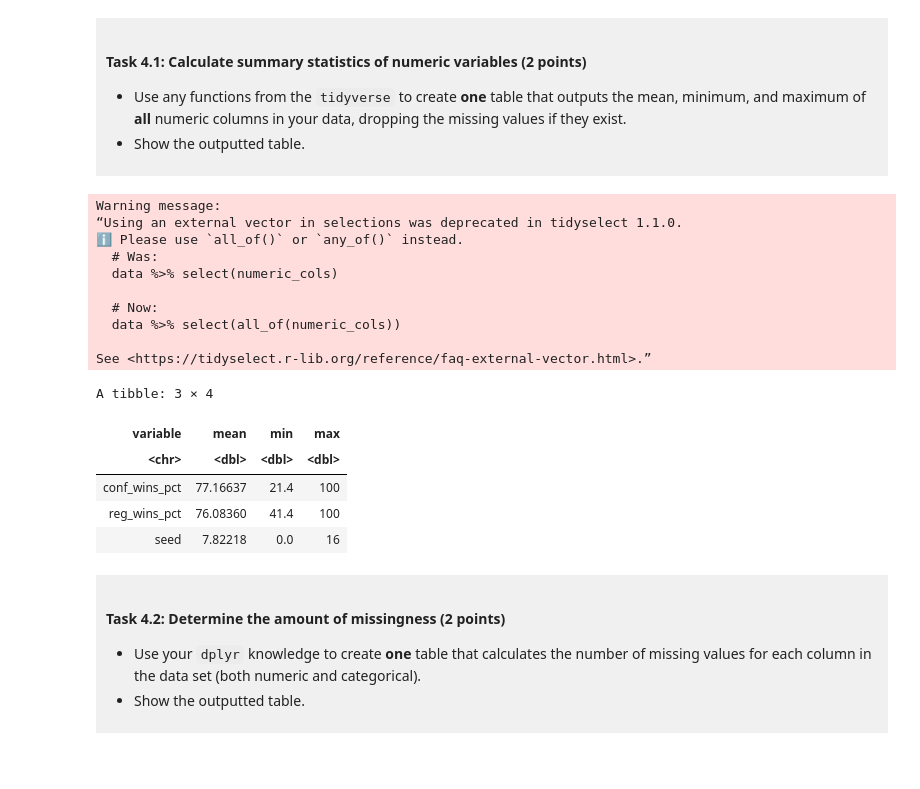
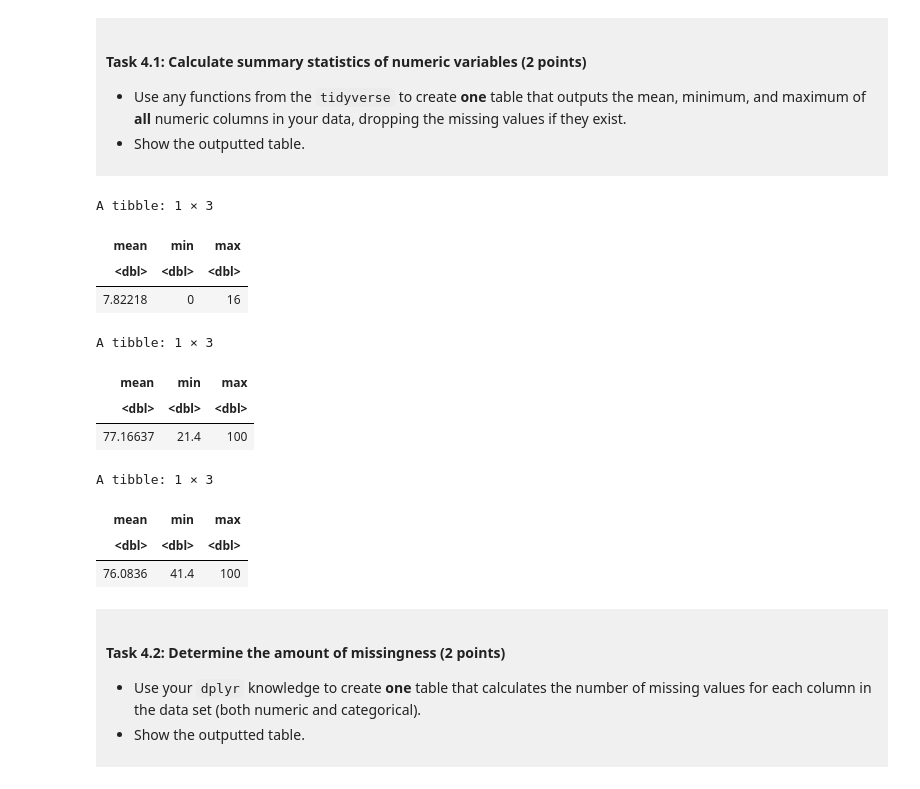
Before and after one commit to diegocrdz/dsci-100-project-diego-cordova, a Jupyter notebook: dsci-100-project-notebook.ipynb, the cells around one changed output. Cells and saved outputs as stored; diff of their text form; code cells hidden in the pictures.

Commit message:
simplified summary statistics of numeric variables and removed unused column from the tidied data

```diff
--- a/dsci-100-project-notebook.ipynb
+++ b/dsci-100-project-notebook.ipynb
@@ -290,44 +289,51 @@ You will refine your research question (if needed) and produce a tidy data set.
 
 </div>
 # %%
-# Define a vector with the names of the numeric columns
-numeric_cols = c("seed", "conf_wins_pct", "reg_wins_pct")
+# Select each numeric column
+wmm_seed <- select(wmm_tidy, seed)
+wmm_conf_wins_pct <- select(wmm_tidy, conf_wins_pct)
+wmm_reg_wins_pct <- select(wmm_tidy, reg_wins_pct)
 
 # Get the mean, min and max of each numeric column
 # dropping missing NA values
-wmm_summary_stats <- wmm_tidy |>
-    select(numeric_cols) |> # Only select numeric columns
-    pivot_longer(
-        cols = numeric_cols, # Select all the numeric columns
-        names_to = "variable", # Make one column with all the variables
-        values_to = "val"
-    ) |>
-    group_by(variable) |> # For each variable (in rows), calculate a column for mean, min and max
+
+wmm_seed_stats <- wmm_seed |>
     summarize(
-        mean = mean(val, na.rm = TRUE),
-        min = min(val, na.rm = TRUE),
-        max = max(val, na.rm = TRUE),
+        mean = mean(seed, na.rm = TRUE),
+        min = min(seed, na.rm = TRUE),
+        max = max(seed, na.rm = TRUE),
     )
 
-# Show the outputted table
-wmm_summary_stats
+wmm_conf_wins_pct_stats <- wmm_conf_wins_pct |>
+    summarize(
+        mean = mean(conf_wins_pct, na.rm = TRUE),
+        min = min(conf_wins_pct, na.rm = TRUE),
+        max = max(conf_wins_pct, na.rm = TRUE),
+    )
+
+wmm_reg_wins_pct_stats <- wmm_reg_wins_pct |>
+    summarize(
+        mean = mean(reg_wins_pct, na.rm = TRUE),
+        min = min(reg_wins_pct, na.rm = TRUE),
+        max = max(reg_wins_pct, na.rm = TRUE),
+    )
+
+wmm_seed_stats
+wmm_conf_wins_pct_stats
+wmm_reg_wins_pct_stats
 # %% [output]
-Warning message:
-“Using an external vector in selections was deprecated in tidyselect 1.1.0.
-ℹ Please use `all_of()` or `any_of()` instead.
-  # Was:
-  data %>% select(numeric_cols)
-
-  # Now:
-  data %>% select(all_of(numeric_cols))
-
-See <https://tidyselect.r-lib.org/reference/faq-external-vector.html>.”
+A tibble: 1 × 3
+| mean | min | max |
+| <dbl> | <dbl> | <dbl> |
+| 7.82218 | 0 | 16 |
-A tibble: 3 × 4
+A tibble: 1 × 3
-| variable | mean | min | max |
-| <chr> | <dbl> | <dbl> | <dbl> |
-| conf_wins_pct | 77.16637 | 21.4 | 100 |
-| reg_wins_pct | 76.08360 | 41.4 | 100 |
-| seed | 7.82218 | 0.0 | 16 |
+| mean | min | max |
+| <dbl> | <dbl> | <dbl> |
+| 77.16637 | 21.4 | 100 |
+A tibble: 1 × 3
+| mean | min | max |
+| <dbl> | <dbl> | <dbl> |
+| 76.0836 | 41.4 | 100 |
 # %% [markdown]
 <div style="background-color: #f0f0f0; padding: 10px;">
 
```
Also changed, not shown: parts of 8 cells of this notebook.
